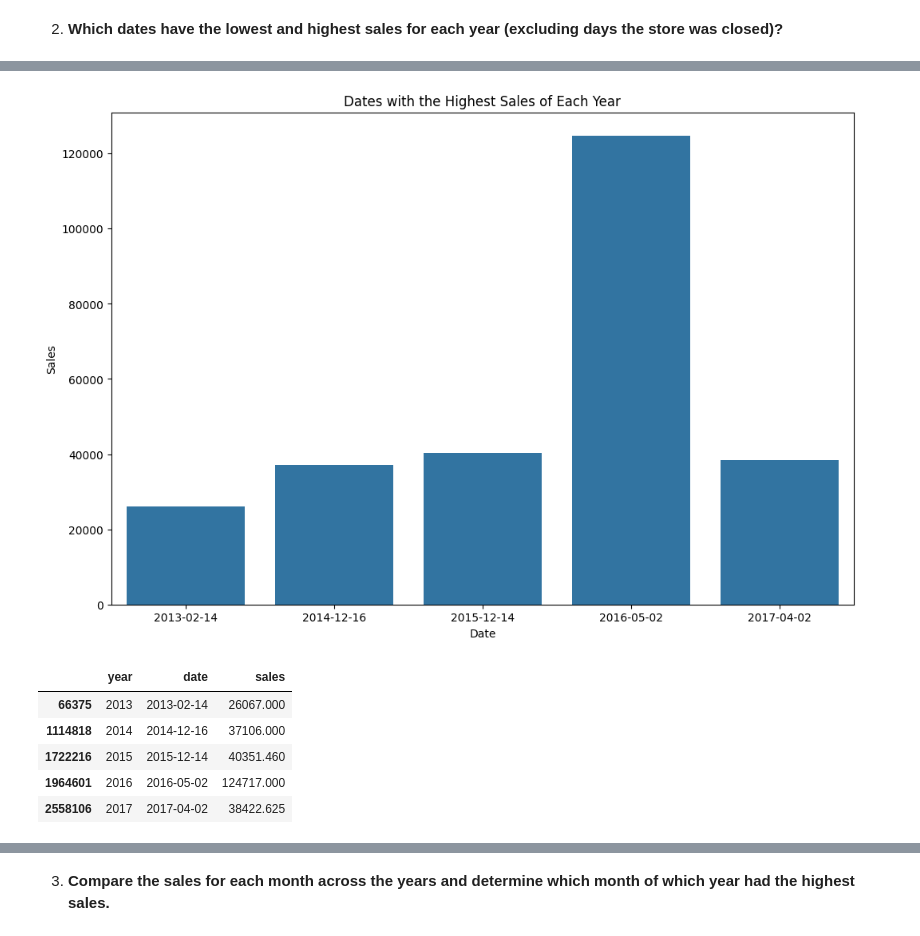
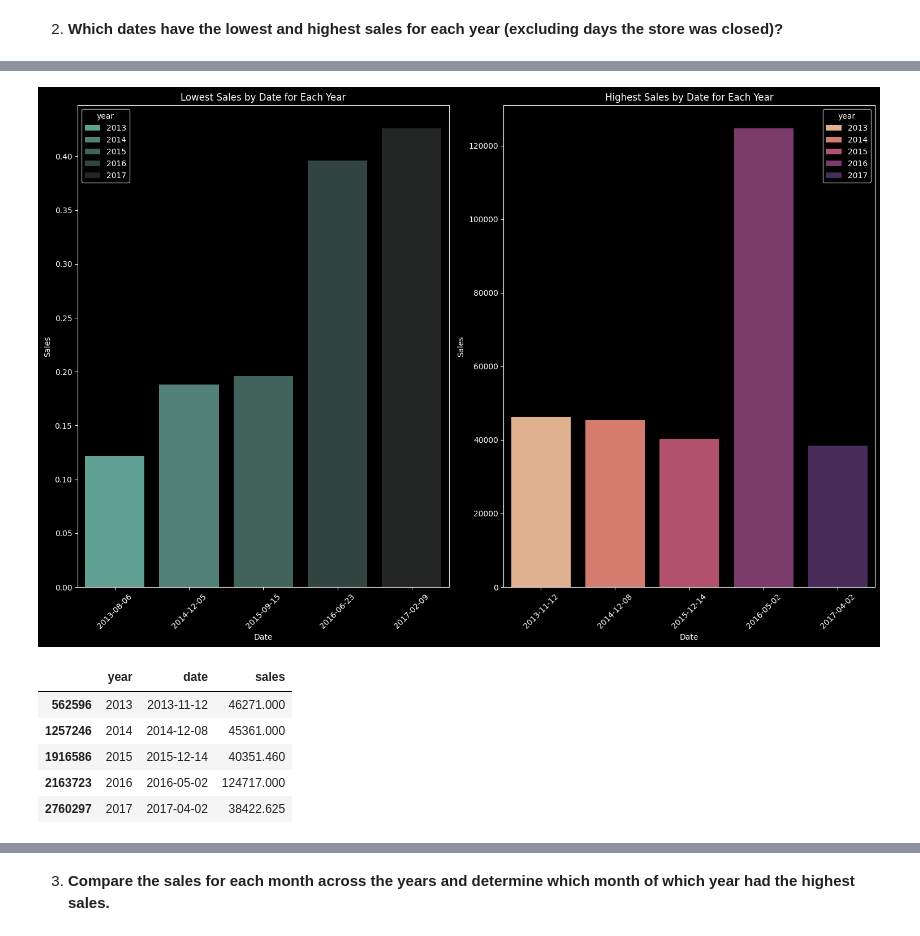
Before and after one commit to worlakuma/Time_Series_Analysis, a Jupyter notebook: Notebook/TS_Forecasting_Project.ipynb, the cells around one changed output, grey strips where cells are left out. Saved outputs shown, nothing was run; the diff lists cells and outputs as text; code cells hidden in the pictures.

```diff
--- a/Notebook/TS_Forecasting_Project.ipynb
+++ b/Notebook/TS_Forecasting_Project.ipynb
@@ -1666,23 +1725,42 @@ lowest_sales_dates
-# %%
-# Set the style for the plots
-plt.style.use('default')
-
-# Plot histograms with KDE and boxplots
-plt.figure(figsize=(12, 8))
-
-# Barplot of lowest_sales and highest_sales dates
-sns.barplot(highest_sales_dates, x = 'date', y = 'sales')
-plt.title('Dates with the Highest Sales of Each Year')
-plt.xlabel('Date')
-plt.ylabel('Sales')
-plt.show()
-
-highest_sales_dates
-# %% [output]
-[figure, removed]
-|  | year | date | sales |
-| 66375 | 2013 | 2013-02-14 | 26067.000 |
-| 1114818 | 2014 | 2014-12-16 | 37106.000 |
-| 1722216 | 2015 | 2015-12-14 | 40351.460 |
-| 1964601 | 2016 | 2016-05-02 | 124717.000 |
-| 2558106 | 2017 | 2017-04-02 | 38422.625 |
+# %%
+# filter days where the store wasn't opened
+sum_of_sales = df_train_eda.groupby(df_train_eda.index)["sales"].sum()
+active_days = df_train_eda[sum_of_sales !=0]
+
+# Get the dates with lowest and highest sales from the active_days
+
+lowest_sales_date = active_days.loc[active_days.groupby('year')['sales'].idxmin(), ['year','date','sales']]
+
+highest_sales_date = active_days.loc[active_days.groupby('year')['sales'].idxmax(), ['year','date','sales']]
+
+# Plotting
+plt.figure(figsize=(15,10))
+
+plt.subplot(1,2,1)
+sns.barplot(data=lowest_sales_date, x='date', y='sales', hue="year",palette="dark:#5A9_r")
+plt.title("Lowest Sales by Date for Each Year")
+plt.xlabel("Date")
+plt.ylabel("Sales")
+plt.xticks(rotation=45)
+plt.tight_layout()
+
+lowest_sales_date
+
+plt.subplot(1,2,2)
+sns.barplot(data=highest_sales_date, x='date', y='sales', hue="year",palette="flare")
+plt.title("Highest Sales by Date for Each Year")
+plt.xlabel("Date")
+plt.ylabel("Sales")
+plt.xticks(rotation=45)
+plt.tight_layout()
+plt.show()
+
+highest_sales_date
+# %% [output]
+[figure, added]
+|  | year | date | sales |
+| 562596 | 2013 | 2013-11-12 | 46271.000 |
+| 1257246 | 2014 | 2014-12-08 | 45361.000 |
+| 1916586 | 2015 | 2015-12-14 | 40351.460 |
+| 2163723 | 2016 | 2016-05-02 | 124717.000 |
+| 2760297 | 2017 | 2017-04-02 | 38422.625 |
```
Also changed, not shown: parts of 48 cells of this notebook.
